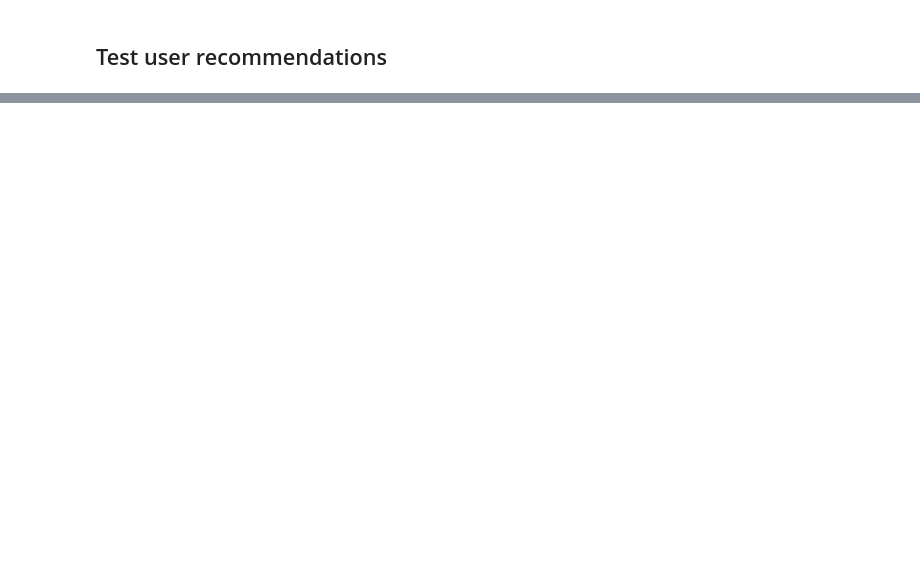
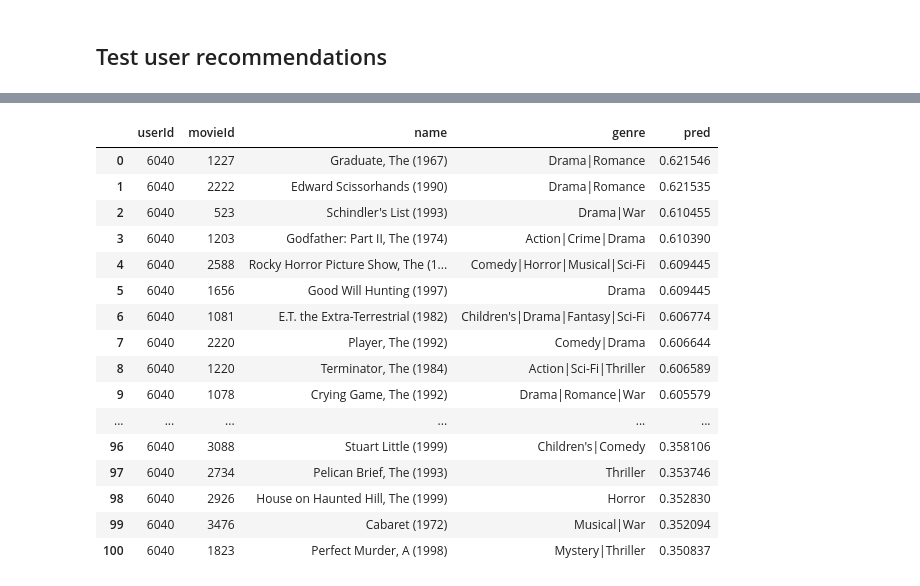
Before and after one commit to galuzina-k/RecSys_thesis, a Jupyter notebook: RecSys/notebooks/Wide_and_deep.ipynb, the cells around one changed output, grey strips where cells are left out. Drawn from its saved outputs; the diff is of its cells as text; code cells hidden in the pictures; blank space fills up the shorter version.

```diff
--- a/RecSys/notebooks/Wide_and_deep.ipynb
+++ b/RecSys/notebooks/Wide_and_deep.ipynb
@@ -322,0 +47,6 @@ reccomendation_report(pred, target, pred_items, cos_dist, popularity, k=15)
+# %%
+df_users, df_ratings, new_user_id = create_test_user(
+    df_users, df_ratings, [6, 16, 3192, 1461, 827, 887, 593]
+)
+print("Test user watch list:")
+display(df_ratings[df_ratings.userId == new_user_id].merge(df_movies, on="movieId"))
@@ -322,0 +66,2 @@ reccomendation_report(pred, target, pred_items, cos_dist, popularity, k=15)
+# %%
+df_train, df_test, df_val = train_test_val_split(df_ratings, df_movies, RANDOM_STATE)
@@ -322,0 +249,4 @@ reccomendation_report(pred, target, pred_items, cos_dist, popularity, k=15)
+# %%
+df_test["pred"] = predict(wd, test_loader, verbose=False).numpy()
+pred, target, pred_items = split_test_df(df_test, "userId", "movieId", "pred", "action")
+reccomendation_report(pred, target, pred_items, cos_dist, popularity, k=15)
@@ -375,0 +260,47 @@ display(
+# %%
+df_test_user = add_not_watched_movies(new_user_id, df_test, df_train, df_movies)
+
+# cross features for test user
+test_idx = (
+    (
+        pd.Series(list(map(lambda x: user_features_mapping[x], df_test_user["userId"])))
+        + pd.Series(
+            list(map(lambda x: movie_features_mapping[x], df_test_user["movieId"]))
+        )
+    )
+    .apply(lambda x: mmh3.hash(x) % cross_feats_dim)
+    .values
+)
+cross_test_user = torch.zeros(df_test_user.shape[0], cross_feats_dim)
+cross_test_user[torch.arange(cross_test_user.shape[0]), test_idx] = 1
+
+test_user_loader = DataLoader(
+    TensorDataset(
+        torch.tensor(df_test_user["userId"]),
+        torch.tensor(df_test_user["movieId"]),
+        cross_test_user,
+    ),
+    batch_size=4096,
+    shuffle=False,
+)
+# %%
+df_test_user["pred"] = predict(wd, test_user_loader, verbose=False).numpy()
+display(create_test_user_display_df(df_test_user, df_movies, "pred"))
+# %% [output]
+|  | userId | movieId | name | genre | pred |
+| 0 | 6040 | 1227 | Graduate, The (1967) | Drama|Romance | 0.621546 |
+| 1 | 6040 | 2222 | Edward Scissorhands (1990) | Drama|Romance | 0.621535 |
+| 2 | 6040 | 523 | Schindler's List (1993) | Drama|War | 0.610455 |
+| 3 | 6040 | 1203 | Godfather: Part II, The (1974) | Action|Crime|Drama | 0.610390 |
+| 4 | 6040 | 2588 | Rocky Horror Picture Show, The (1... | Comedy|Horror|Musical|Sci-Fi | 0.609445 |
+| 5 | 6040 | 1656 | Good Will Hunting (1997) | Drama | 0.609445 |
+| 6 | 6040 | 1081 | E.T. the Extra-Terrestrial (1982) | Children's|Drama|Fantasy|Sci-Fi | 0.606774 |
+| 7 | 6040 | 2220 | Player, The (1992) | Comedy|Drama | 0.606644 |
+| 8 | 6040 | 1220 | Terminator, The (1984) | Action|Sci-Fi|Thriller | 0.606589 |
+| 9 | 6040 | 1078 | Crying Game, The (1992) | Drama|Romance|War | 0.605579 |
+| ... | ... | ... | ... | ... | ... |
+| 96 | 6040 | 3088 | Stuart Little (1999) | Children's|Comedy | 0.358106 |
+| 97 | 6040 | 2734 | Pelican Brief, The (1993) | Thriller | 0.353746 |
+| 98 | 6040 | 2926 | House on Haunted Hill, The (1999) | Horror | 0.352830 |
+| 99 | 6040 | 3476 | Cabaret (1972) | Musical|War | 0.352094 |
+| 100 | 6040 | 1823 | Perfect Murder, A (1998) | Mystery|Thriller | 0.350837 |
```
Also changed, not shown: parts of 40 cells of this notebook, 11 other files.
